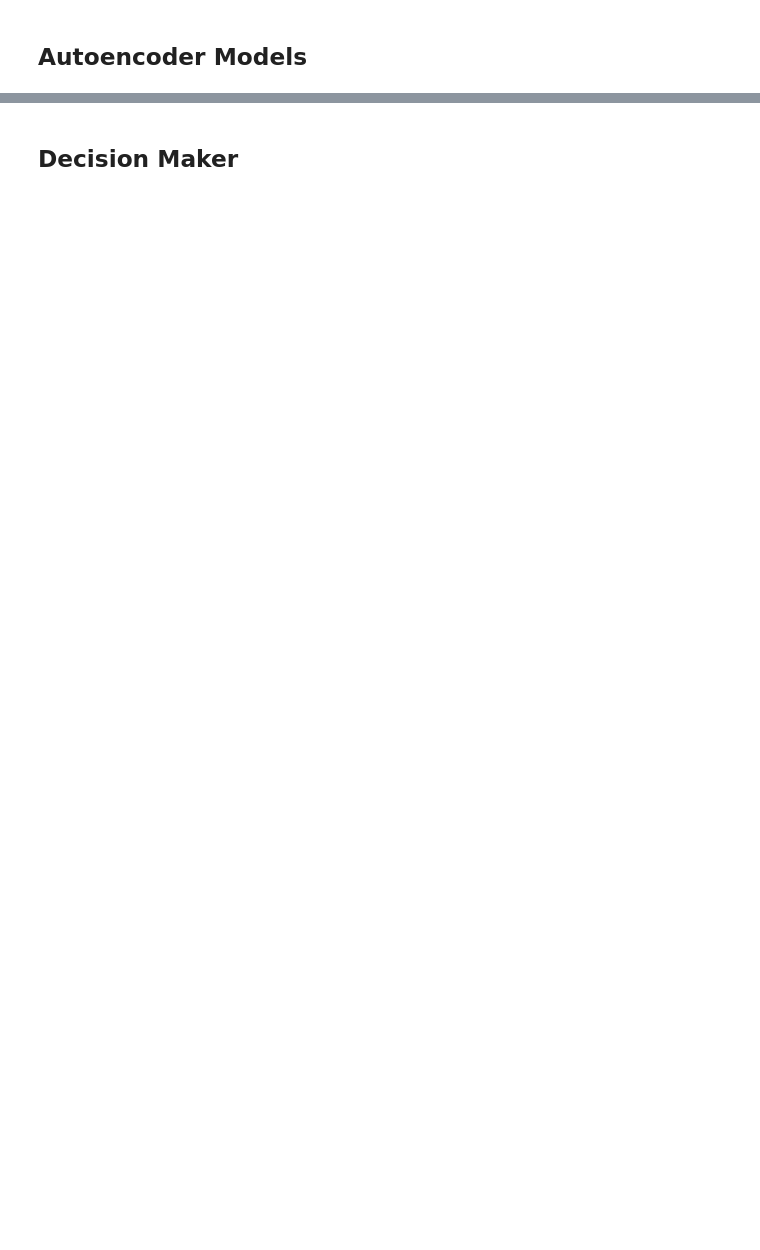
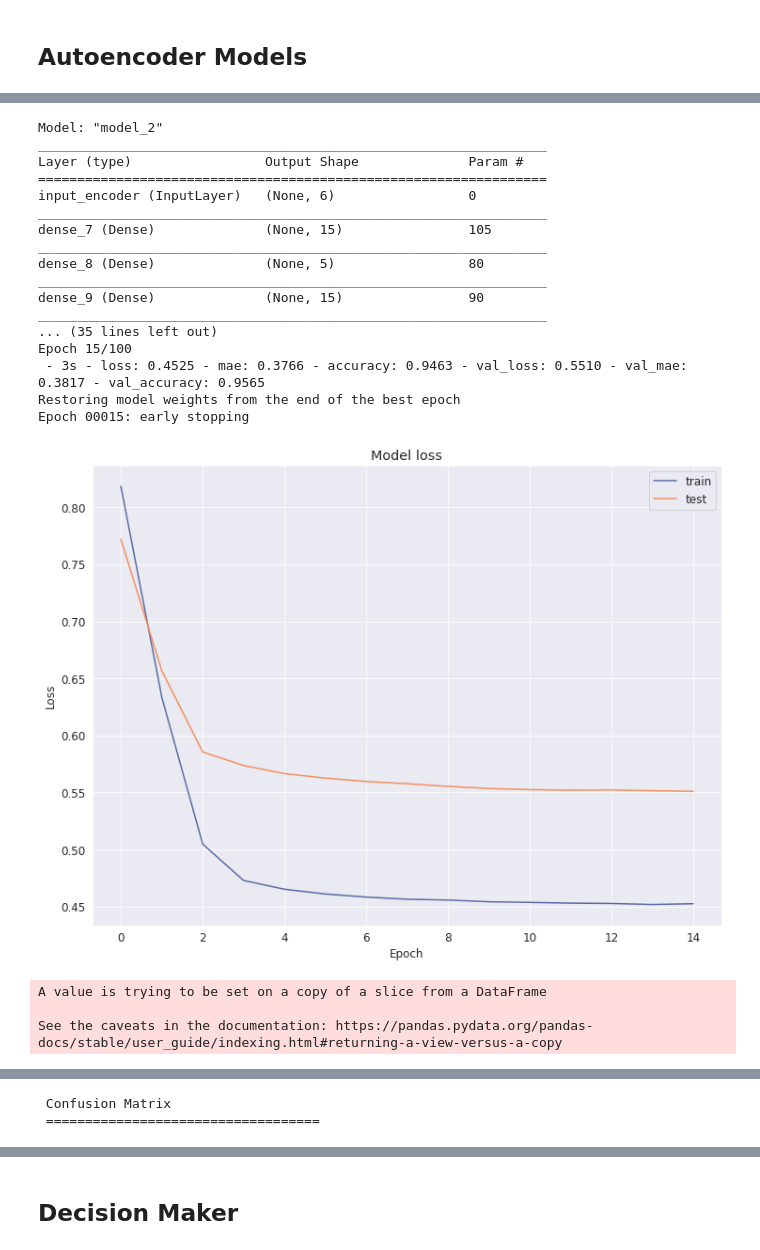
Before and after one commit to TheodorIvanov/Summer_Project, a Jupyter notebook: summer_project_combined.ipynb, the cells around one changed output, grey strips where cells are left out. Cells and saved outputs as stored; diff of their text form; code cells hidden in the pictures; blank space fills up the shorter version.

```diff
--- a/summer_project_combined.ipynb
+++ b/summer_project_combined.ipynb
@@ -562,6 +613,6 @@ RoC(reconstructed.true_class, reconstructed.rec_error,name=name)
 # %%
 # Feature Selection
-matplotlib.rcParams.update({'font.size': 14})
+matplotlib.rcParams.update({'font.size': 12})
 name = 'autoencoder_custom'
 scaled = scaled[['V17','V14','V12','V10', 'V16', 'V11', 'Class']]
 
@@ -617,30 +668,52 @@ history = autoencoder_2.fit(X_train, X_train,
 
 LossGraph(history,name=name)
 
 # Predicting
 
 prediction_nns = autoencoder_2.predict(X_test)
 
 # Reconstruction error (RMSE)
 
 rmse = np.sqrt(np.mean(np.power(X_test - prediction_nns, 2), axis = 1))
 
 # Reconstructed data
 
 reconstructed = pd.DataFrame({'rec_error': rmse,'true_class': y_test})
 
 frauds = reconstructed[reconstructed.true_class == 1].drop('true_class', axis = 1)
 cleared = reconstructed[reconstructed.true_class == 0].drop('true_class', axis = 1)
 
 # Predicting the class using the threshtold
 
 threshold = 3
 
 reconstructed['pred_class'] = 0
 reconstructed.pred_class[reconstructed.rec_error > threshold] = 1
 
 # Model Performance
 
 ReconstructionScatter(cleared, frauds, threshold = threshold,name=name)
 ModelPerformance(X_test, y_test, reconstructed.pred_class,name=name)
 RoC(reconstructed.true_class, reconstructed.rec_error,name=name)
+# %% [output]
+Model: "model_2"
+_________________________________________________________________
+Layer (type)                 Output Shape              Param #
+=================================================================
+input_encoder (InputLayer)   (None, 6)                 0
+_________________________________________________________________
+dense_7 (Dense)              (None, 15)                105
+_________________________________________________________________
+dense_8 (Dense)              (None, 5)                 80
+_________________________________________________________________
+dense_9 (Dense)              (None, 15)                90
+_________________________________________________________________
+... (35 lines left out)
+Epoch 15/100
+ - 3s - loss: 0.4525 - mae: 0.3766 - accuracy: 0.9463 - val_loss: 0.5510 - val_mae: 0.3817 - val_accuracy: 0.9565
+Restoring model weights from the end of the best epoch
+Epoch 00015: early stopping
+[figure, added]
+A value is trying to be set on a copy of a slice from a DataFrame
+
+See the caveats in the documentation: https://pandas.pydata.org/pandas-docs/stable/user_guide/indexing.html#returning-a-view-versus-a-copy
@@ -646,0 +721,2 @@ RoC(reconstructed.true_class, reconstructed.rec_error,name=name)
+ Confusion Matrix
+ ===================================
```
Also changed, not shown: parts of 8 cells of this notebook.
